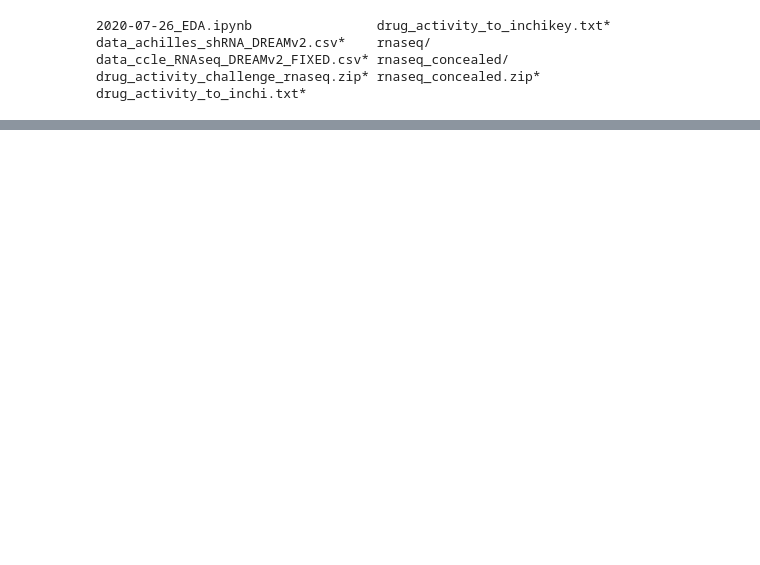
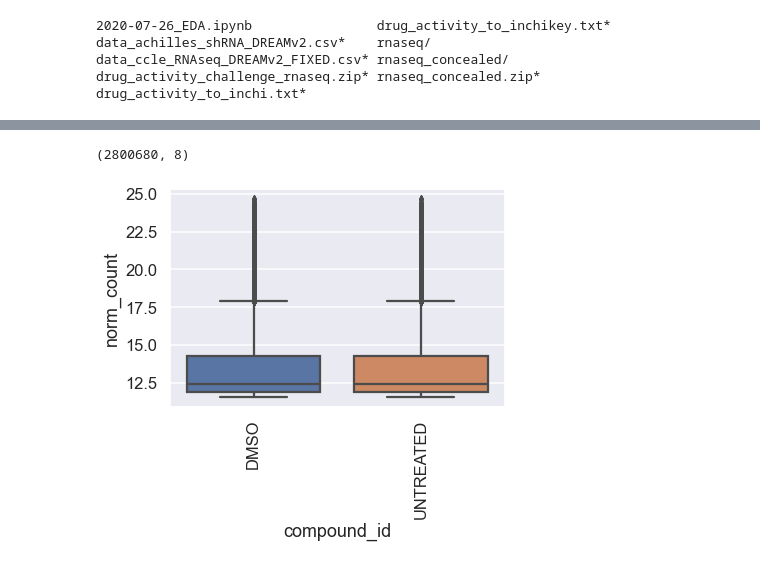
Before and after one commit to Karihizombo2016/CTD-squared-Pancancer-Chemosensitivity-DREAM-Challenge, a Jupyter notebook: 01_Raw_Data/2020-07-26_EDA.ipynb, the cells around one changed output, grey strips where cells are left out. Drawn from its saved outputs; the diff is of its cells as text; code cells hidden in the pictures; blank space fills up the shorter version.

```diff
--- a/01_Raw_Data/2020-07-26_EDA.ipynb
+++ b/01_Raw_Data/2020-07-26_EDA.ipynb
@@ -80,0 +426,3 @@ drug_activity_to_inchi.txt*
+# %%
+melted_02 = pd.read_csv("../02_Transformed_Data/2020-08-04_Melted_ASPC1.csv")
+melted_02.head()
@@ -80,0 +436,3 @@ drug_activity_to_inchi.txt*
+# %%
+dmso_untrt = melted_02[melted_02.compound_id.isin(["DMSO", "UNTREATED"])]
+dmso_untrt.head()
@@ -80,0 +446,9 @@ drug_activity_to_inchi.txt*
+# %%
+dmso_untrt.shape
+# %% [output]
+(2800680, 8)
+# %%
+sns.boxplot(x="compound_id", y="norm_count", data=dmso_untrt);
+plt.xticks(rotation=90);
+# %% [output]
+[figure, added]
```
Also changed, not shown: parts of 74 cells of this notebook.
